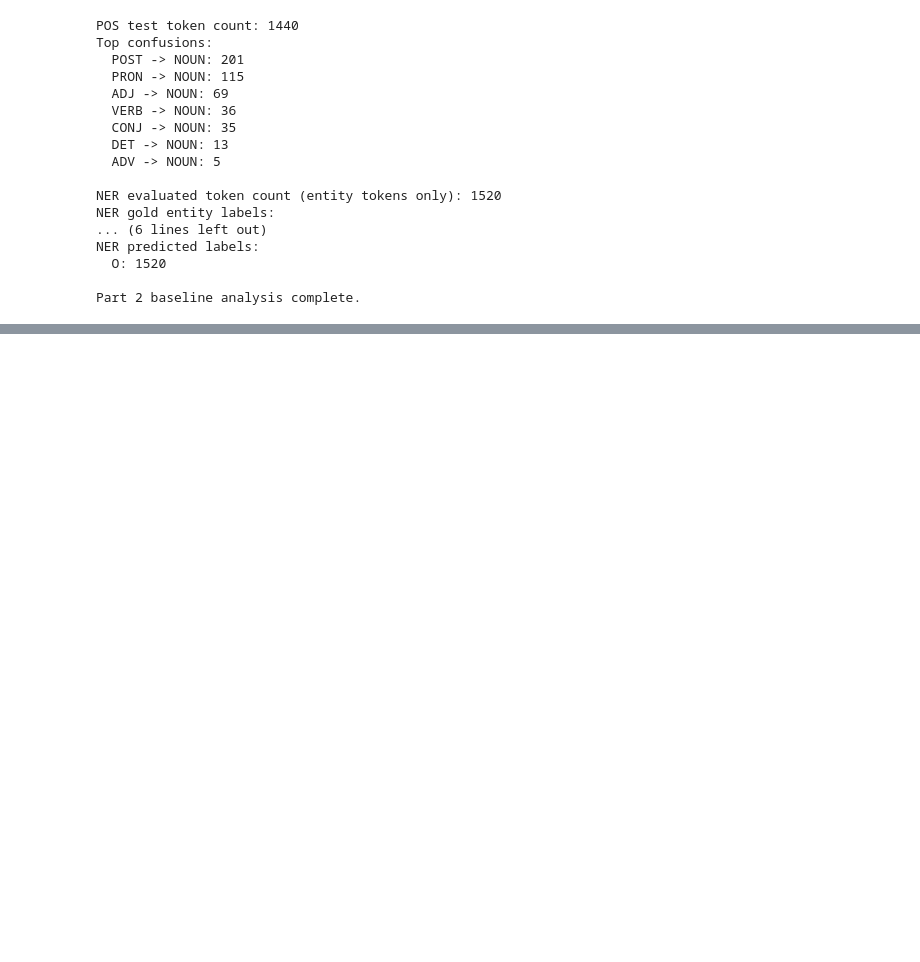
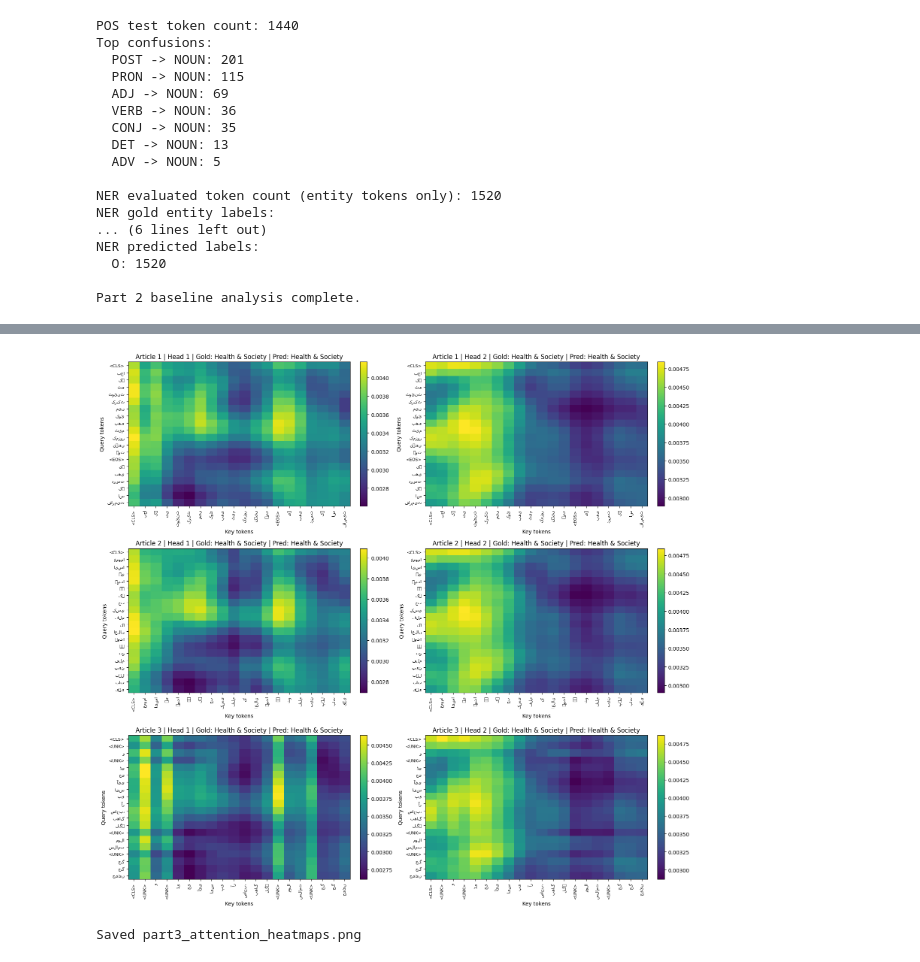
Before and after one commit to Mahdkazmi/urdu-neural-nlp-pipeline, a Jupyter notebook: i23-2587_Assignment2_DS-C.ipynb, the cells around one changed output, grey strips where cells are left out. Drawn from its saved outputs; the diff is of its cells as text; code cells hidden in the pictures; blank space fills up the shorter version.

```diff
--- a/i23-2587_Assignment2_DS-C.ipynb
+++ b/i23-2587_Assignment2_DS-C.ipynb
@@ -2418,0 +3664,44 @@ Part 2 baseline analysis complete.
+# %%
+def plot_attention_heatmaps(correct_examples, max_tokens=24):
+    if not correct_examples:
+        print('No correctly classified examples available for attention plots.')
+        return
+
+    examples_to_plot = correct_examples[:3]
+    fig, axes = plt.subplots(len(examples_to_plot), 2, figsize=(16, 5 * len(examples_to_plot)))
+    if len(examples_to_plot) == 1:
+        axes = np.array([axes])
+
+    for row_idx, example in enumerate(examples_to_plot):
+        input_ids = example['input_ids'].tolist()
+        tokens = [sequence_idx2word.get(token_id, SEQ_UNK) for token_id in input_ids]
+        seq_len = int(example['attention_mask'].sum().item())
+        seq_len = min(seq_len, max_tokens)
+        tokens = tokens[:seq_len]
+
+        final_layer_attn = example['attentions'][-1][:, :seq_len, :seq_len]
+        for head_idx in range(min(2, final_layer_attn.size(0))):
+            ax = axes[row_idx, head_idx]
+            matrix = final_layer_attn[head_idx].numpy()
+            im = ax.imshow(matrix, cmap='viridis', aspect='auto')
+            ax.set_title(
+                f"Article {row_idx + 1} | Head {head_idx + 1} | Gold: {idx2label_part3[example['label']]} | Pred: {idx2label_part3[example['prediction']]}"
+            )
+            ax.set_xticks(range(seq_len))
+            ax.set_yticks(range(seq_len))
+            ax.set_xticklabels(tokens, rotation=90, fontsize=8)
+            ax.set_yticklabels(tokens, fontsize=8)
+            ax.set_xlabel('Key tokens')
+            ax.set_ylabel('Query tokens')
+            fig.colorbar(im, ax=ax, fraction=0.046, pad=0.04)
+
+    plt.tight_layout()
+    plt.savefig('part3_attention_heatmaps.png', dpi=180, bbox_inches='tight')
+    plt.show()
+    print('Saved part3_attention_heatmaps.png')
+
+
+plot_attention_heatmaps(correct_test_examples, max_tokens=20)
+# %% [output]
+[figure, added]
+Saved part3_attention_heatmaps.png
```
Also changed, not shown: parts of 13 cells of this notebook, 9 other files.
